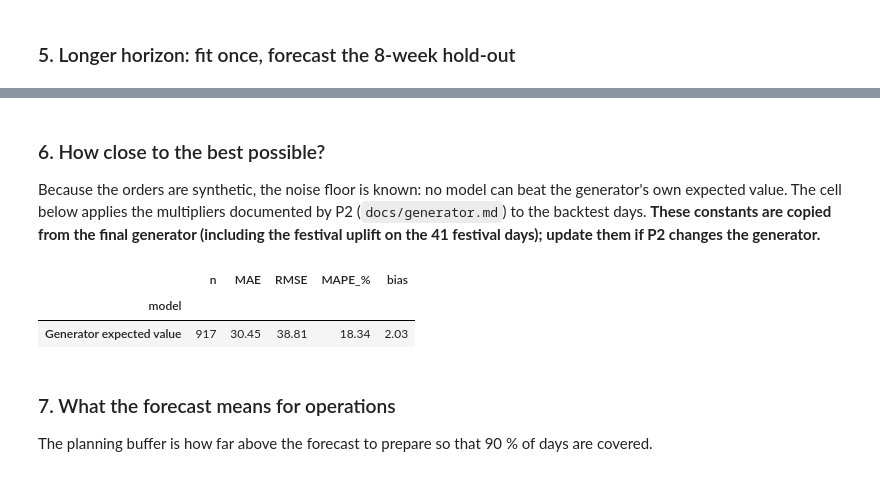
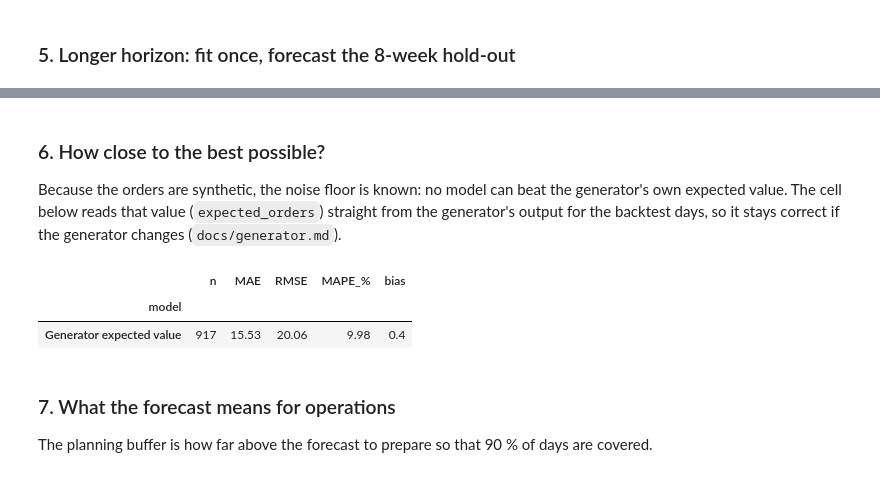
Before and after one commit to priyagarnet20-ops/weather-food-orders, a Jupyter notebook: notebooks/07_timeseries.ipynb, the cells around one changed output, grey strips where cells are left out. Saved outputs shown, nothing was run; the diff lists cells and outputs as text; code cells hidden in the pictures.

```diff
--- a/notebooks/07_timeseries.ipynb
+++ b/notebooks/07_timeseries.ipynb
@@ -391,24 +391,20 @@ display(H.round(2)); H.round(3).to_csv(RES / "metrics_static_holdout.csv")
 # %% [markdown]
 ### 6. How close to the best possible?
 Because the orders are synthetic, the noise floor is known: no model can beat the generator's own expected value. The cell
-below applies the multipliers documented by P2 (`docs/generator.md`) to the backtest days. **These constants are copied from the
-final generator (including the festival uplift on the 41 festival days); update them if P2 changes the generator.**
+below reads that value (`expected_orders`) straight from the generator's output for the backtest days, so it stays correct
+if the generator changes (`docs/generator.md`).
 # %%
-BASE, WEEKEND, RAIN_MID, RAIN_HEAVY, HEAT, FESTIVAL = 140, 1.30, 1.20, 1.35, 1.10, 1.25
 d = df.loc[fc["date"].unique()].copy()
-mult = np.where(d["dow"].isin([4, 5, 6]), WEEKEND, 1.0) \
-     * np.select([d["precip_mm"] >= 15, d["precip_mm"] >= 2.5], [RAIN_HEAVY, RAIN_MID], 1.0) \
-     * np.where(d["temp_max_c"] >= 33, HEAT, 1.0) \
-     * np.where(d["is_festival"] == 1, FESTIVAL, 1.0)
-floor = pd.DataFrame({"date": d.index, "y": d["order_count"].to_numpy(), "yhat": BASE * mult, "model": "Generator expected value",
+expected = pd.read_csv(ORDERS_CSV, parse_dates=["date"]).set_index("date")["expected_orders"]
+floor = pd.DataFrame({"date": d.index, "y": d["order_count"].to_numpy(), "yhat": expected.reindex(d.index).to_numpy(), "model": "Generator expected value",
                       "lo80": np.nan, "hi80": np.nan})
 floor_m = F.metrics(floor)
 display(floor_m.round(2))
 FLOOR_MAE = float(floor_m["MAE"].iloc[0])
 # %% [output]
 |  | n | MAE | RMSE | MAPE_% | bias |
 | model |  |  |  |  |  |
-| Generator expected value | 917 | 30.45 | 38.81 | 18.34 | 2.03 |
+| Generator expected value | 917 | 15.53 | 20.06 | 9.98 | 0.4 |
 # %% [markdown]
 ### 7. What the forecast means for operations
 The planning buffer is how far above the forecast to prepare so that 90 % of days are covered.
```
Also changed, not shown: parts of 16 cells of this notebook, 16 other files.
